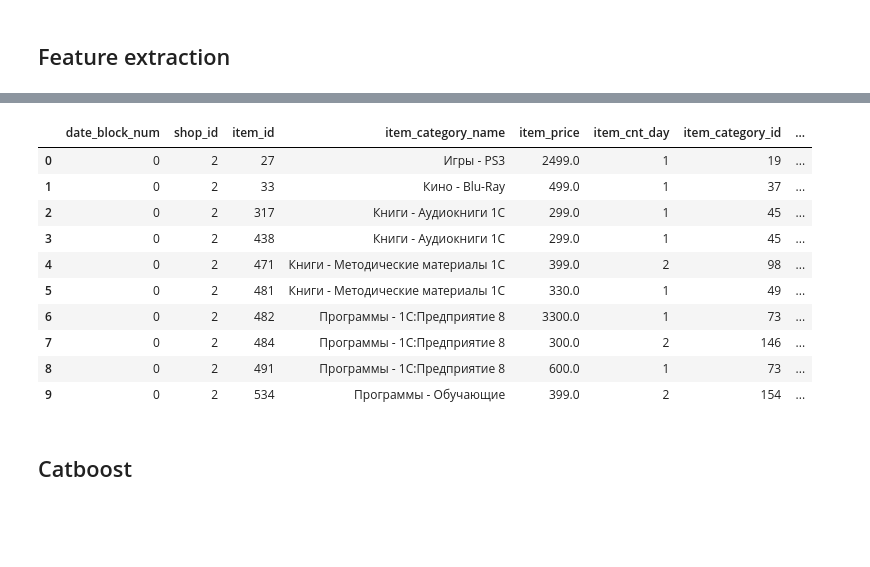
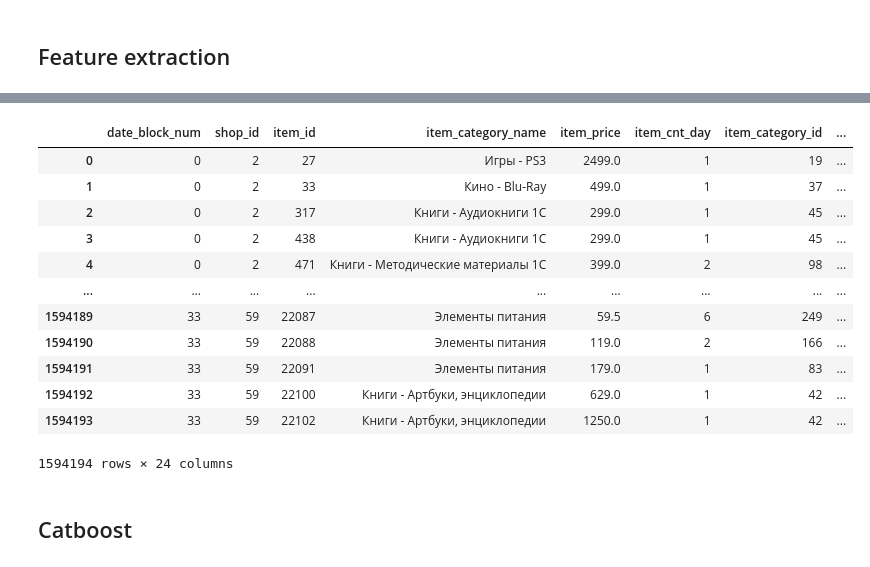
Before and after one commit to lopharb/ds_practice, a Jupyter notebook: notebooks/baseline.ipynb, the cells around one changed output, grey strips where cells are left out. Cells and saved outputs as stored; diff of their text form; code cells hidden in the pictures; blank space fills up the shorter version.

```diff
--- a/notebooks/baseline.ipynb
+++ b/notebooks/baseline.ipynb
@@ -239,3 +237,7 @@ KeyboardInterrupt:
+# %%
+first_time_sales = grouped[['date_block_num', 'item_id']].groupby('item_id', as_index=False).min()
+grouped = grouped.merge(first_time_sales, how='inner', on='item_id', suffixes=['init', 'fts'])
+grouped = grouped.rename(columns={'date_block_numinit':'date_block_num', 'date_block_numfts':'first_sold'})
 # %%
 def get_lagged(df: pd.DataFrame, column: str, lag: int, index_cols: list[str]):
     _source = grouped[['date_block_num', column]+index_cols].copy()
@@ -246,32 +248,38 @@ def get_lagged(df: pd.DataFrame, column: str, lag: int, index_cols: list[str]):
         column += '_y'
     joined[new_col_name] = joined[column].fillna(0)
     return joined[new_col_name]
-# %%
-grouped['lag_1_price'] = get_lagged(
-    grouped, 'item_price', 1, ['shop_id', 'item_id'])
-grouped['lag_3_price'] = get_lagged(
-    grouped, 'item_price', 3, ['shop_id', 'item_id'])
-grouped['lag_1_target'] = get_lagged(
-    grouped, 'item_cnt_day', 1, ['shop_id', 'item_id'])
-grouped['lag_3_target'] = get_lagged(
-    grouped, 'item_cnt_day', 3, ['shop_id', 'item_id'])
-grouped['lag_4_price'] = get_lagged(
-    grouped, 'item_price', 4, ['shop_id', 'item_id'])
-grouped['lag_4_target'] = get_lagged(
-    grouped, 'item_cnt_day', 4, ['shop_id', 'item_id'])
+# %%
+for lag in range(1, 5):
+    new_col_name = f'lag_{lag}_price'
+    grouped[new_col_name] = get_lagged(
+        grouped, 'item_price', lag, ['shop_id', 'item_id'])
+    grouped_test[new_col_name] = get_lagged(
+        grouped_test, 'item_price', lag, ['shop_id', 'item_id'])
+    in_features.append(new_col_name)
+
+    new_col_name = f'lag_{lag}_target'
+    grouped[new_col_name] = get_lagged(
+        grouped, 'item_cnt_day', lag, ['shop_id', 'item_id'])
+    grouped_test[new_col_name] = get_lagged(
+        grouped_test, 'item_cnt_day', lag, ['shop_id', 'item_id'])
+    in_features.append(new_col_name)
+# %%
+grouped['since_first_sale'] = grouped['date_block_num'] - grouped['first_sold']
 # %%
-grouped.head(10)
+grouped
 # %% [output]
 |  | date_block_num | shop_id | item_id | item_category_name | item_price | item_cnt_day | item_category_id | ... |
 | 0 | 0 | 2 | 27 | Игры - PS3 | 2499.0 | 1 | 19 | ... |
 | 1 | 0 | 2 | 33 | Кино - Blu-Ray | 499.0 | 1 | 37 | ... |
 | 2 | 0 | 2 | 317 | Книги - Аудиокниги 1С | 299.0 | 1 | 45 | ... |
 | 3 | 0 | 2 | 438 | Книги - Аудиокниги 1С | 299.0 | 1 | 45 | ... |
 | 4 | 0 | 2 | 471 | Книги - Методические материалы 1С | 399.0 | 2 | 98 | ... |
-| 5 | 0 | 2 | 481 | Книги - Методические материалы 1С | 330.0 | 1 | 49 | ... |
-| 6 | 0 | 2 | 482 | Программы - 1С:Предприятие 8 | 3300.0 | 1 | 73 | ... |
-| 7 | 0 | 2 | 484 | Программы - 1С:Предприятие 8 | 300.0 | 2 | 146 | ... |
-| 8 | 0 | 2 | 491 | Программы - 1С:Предприятие 8 | 600.0 | 1 | 73 | ... |
-| 9 | 0 | 2 | 534 | Программы - Обучающие | 399.0 | 2 | 154 | ... |
+| ... | ... | ... | ... | ... | ... | ... | ... | ... |
+| 1594189 | 33 | 59 | 22087 | Элементы питания | 59.5 | 6 | 249 | ... |
+| 1594190 | 33 | 59 | 22088 | Элементы питания | 119.0 | 2 | 166 | ... |
+| 1594191 | 33 | 59 | 22091 | Элементы питания | 179.0 | 1 | 83 | ... |
+| 1594192 | 33 | 59 | 22100 | Книги - Артбуки, энциклопедии | 629.0 | 1 | 42 | ... |
+| 1594193 | 33 | 59 | 22102 | Книги - Артбуки, энциклопедии | 1250.0 | 1 | 42 | ... |
+1594194 rows × 24 columns
 # %% [markdown]
 ## Catboost
```
Also changed, not shown: parts of 6 cells of this notebook.
